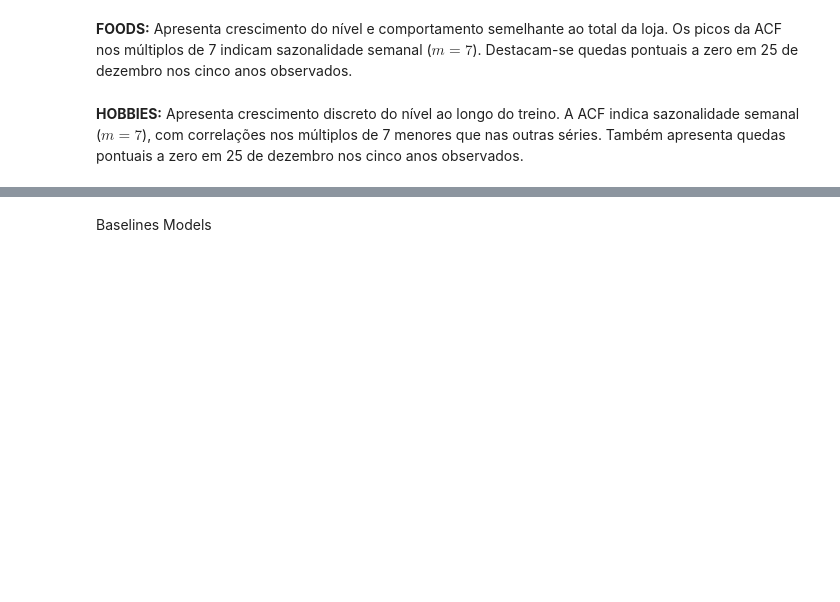
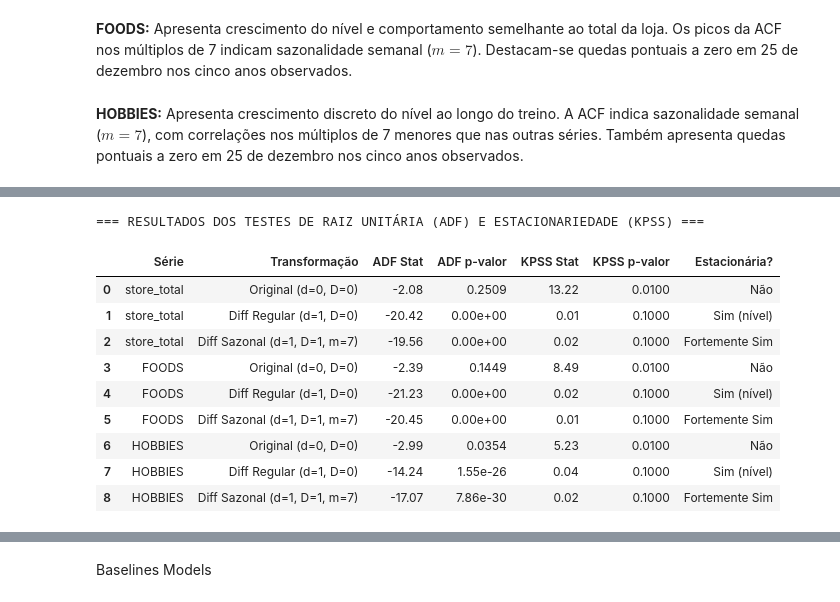
Before and after one commit to mistercapote/time-series-a2-2026, a Jupyter notebook: main.ipynb, the cells around one changed output, grey strips where cells are left out. Drawn from its saved outputs; the diff is of its cells as text; code cells hidden in the pictures; blank space fills up the shorter version.

```diff
--- a/main.ipynb
+++ b/main.ipynb
@@ -203,0 +136,48 @@ Essa especificação fundamenta teoricamente a parametrização adotada em `ORDE
+# %%
+import pandas as pd
+import numpy as np
+from statsmodels.tsa.stattools import adfuller, kpss
+import warnings
+warnings.filterwarnings('ignore')
+
+# 1. Testes Estatísticos Formais de Raiz Unitária e Estacionariedade
+tabela_testes = []
+
+for label in labels:
+    y = train_data[label]
+    d1 = y.diff(1).dropna()
+    d1d7 = y.diff(1).diff(7).dropna()
+
+    # Nível Original
+    adf_raw = adfuller(y)
+    kpss_raw = kpss(y, regression='c', nlags='auto')
+
+    # Primeira Diferença Regular (d=1)
+    adf_d1 = adfuller(d1)
+    kpss_d1 = kpss(d1, regression='c', nlags='auto')
+
+    # Diferença Regular e Sazonal (d=1, D=1, m=7)
+    adf_d1d7 = adfuller(d1d7)
+    kpss_d1d7 = kpss(d1d7, regression='c', nlags='auto')
+
+    tabela_testes.extend([
+        {"Série": label, "Transformação": "Original (d=0, D=0)", "ADF Stat": f"{adf_raw[0]:.2f}", "ADF p-valor": f"{adf_raw[1]:.4f}", "KPSS Stat": f"{kpss_raw[0]:.2f}", "KPSS p-valor": f"{kpss_raw[1]:.4f}", "Estacionária?": "Não"},
+        {"Série": label, "Transformação": "Diff Regular (d=1, D=0)", "ADF Stat": f"{adf_d1[0]:.2f}", "ADF p-valor": f"{adf_d1[1]:.2e}", "KPSS Stat": f"{kpss_d1[0]:.2f}", "KPSS p-valor": f"{kpss_d1[1]:.4f}", "Estacionária?": "Sim (nível)"},
+        {"Série": label, "Transformação": "Diff Sazonal (d=1, D=1, m=7)", "ADF Stat": f"{adf_d1d7[0]:.2f}", "ADF p-valor": f"{adf_d1d7[1]:.2e}", "KPSS Stat": f"{kpss_d1d7[0]:.2f}", "KPSS p-valor": f"{kpss_d1d7[1]:.4f}", "Estacionária?": "Fortemente Sim"},
+    ])
+
+df_testes = pd.DataFrame(tabela_testes)
+print("=== RESULTADOS DOS TESTES DE RAIZ UNITÁRIA (ADF) E ESTACIONARIEDADE (KPSS) ===")
+display(df_testes)
+# %% [output]
+=== RESULTADOS DOS TESTES DE RAIZ UNITÁRIA (ADF) E ESTACIONARIEDADE (KPSS) ===
+|  | Série | Transformação | ADF Stat | ADF p-valor | KPSS Stat | KPSS p-valor | Estacionária? |
+| 0 | store_total | Original (d=0, D=0) | -2.08 | 0.2509 | 13.22 | 0.0100 | Não |
+| 1 | store_total | Diff Regular (d=1, D=0) | -20.42 | 0.00e+00 | 0.01 | 0.1000 | Sim (nível) |
+| 2 | store_total | Diff Sazonal (d=1, D=1, m=7) | -19.56 | 0.00e+00 | 0.02 | 0.1000 | Fortemente Sim |
+| 3 | FOODS | Original (d=0, D=0) | -2.39 | 0.1449 | 8.49 | 0.0100 | Não |
+| 4 | FOODS | Diff Regular (d=1, D=0) | -21.23 | 0.00e+00 | 0.02 | 0.1000 | Sim (nível) |
+| 5 | FOODS | Diff Sazonal (d=1, D=1, m=7) | -20.45 | 0.00e+00 | 0.01 | 0.1000 | Fortemente Sim |
+| 6 | HOBBIES | Original (d=0, D=0) | -2.99 | 0.0354 | 5.23 | 0.0100 | Não |
+| 7 | HOBBIES | Diff Regular (d=1, D=0) | -14.24 | 1.55e-26 | 0.04 | 0.1000 | Sim (nível) |
+| 8 | HOBBIES | Diff Sazonal (d=1, D=1, m=7) | -17.07 | 7.86e-30 | 0.02 | 0.1000 | Fortemente Sim |
```
Also changed, not shown: parts of 12 cells of this notebook, 3 other files.
